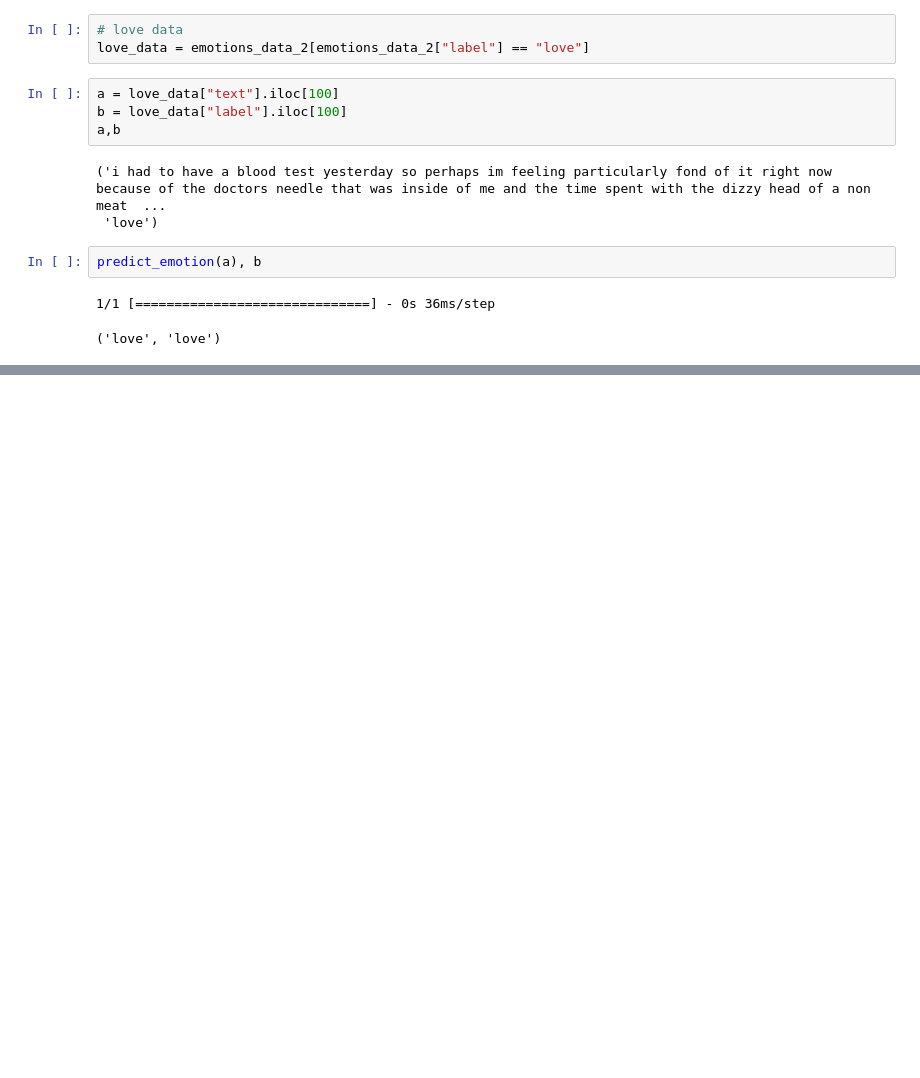
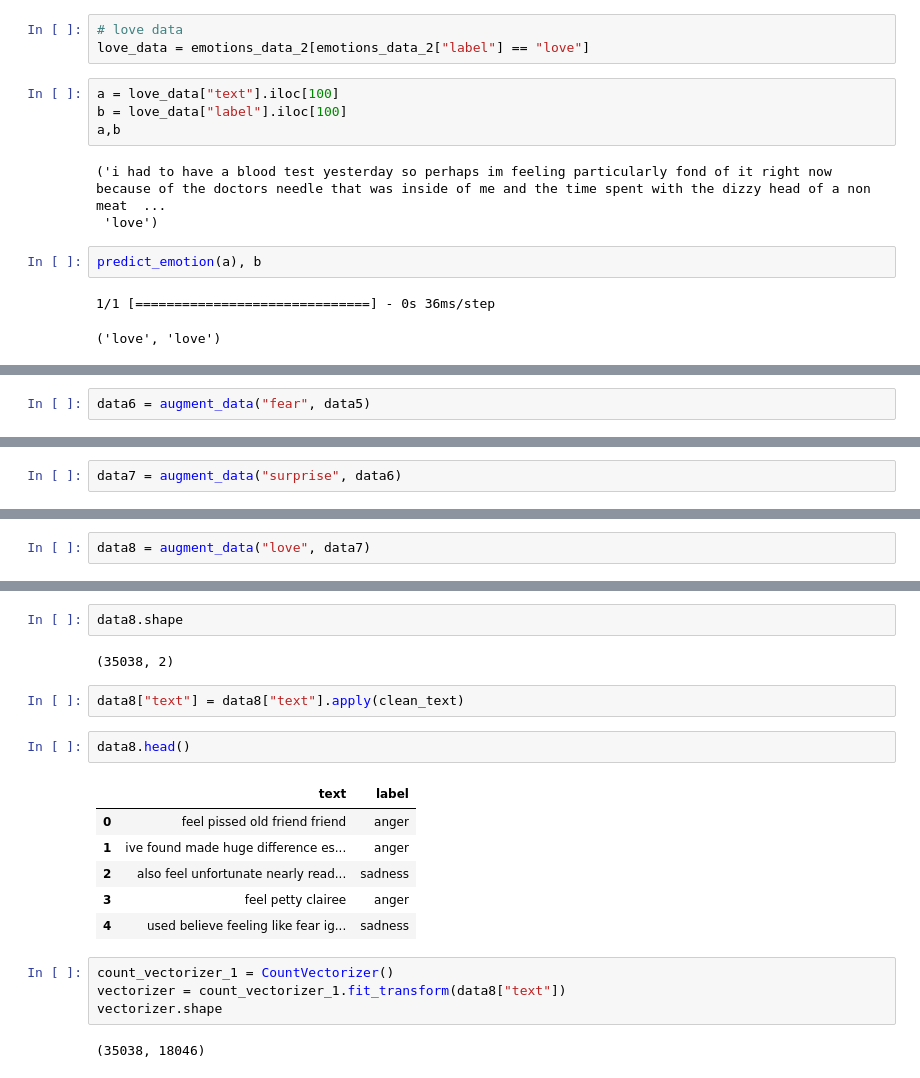
Before and after one commit to CyrilleKolle/Deep-learning, a Jupyter notebook: labb-rnn/test.ipynb, the cells around one changed output, grey strips where cells are left out. Drawn from its saved outputs; the diff is of its cells as text; blank space fills up the shorter version.

```diff
--- a/labb-rnn/test.ipynb
+++ b/labb-rnn/test.ipynb
@@ -322,0 +435,2 @@ predict_emotion(a), b
+# %%
+data6 = augment_data("fear", data5)
@@ -322,0 +448,2 @@ predict_emotion(a), b
+# %%
+data7 = augment_data("surprise", data6)
@@ -322,0 +461,2 @@ predict_emotion(a), b
+# %%
+data8 = augment_data("love", data7)
@@ -322,0 +474,21 @@ predict_emotion(a), b
+# %%
+data8.shape
+# %% [output]
+(35038, 2)
+# %%
+data8["text"] = data8["text"].apply(clean_text)
+# %%
+data8.head()
+# %% [output]
+|  | text | label |
+| 0 | feel pissed old friend friend | anger |
+| 1 | ive found made huge difference es... | anger |
+| 2 | also feel unfortunate nearly read... | sadness |
+| 3 | feel petty clairee | anger |
+| 4 | used believe feeling like fear ig... | sadness |
+# %%
+count_vectorizer_1 = CountVectorizer()
+vectorizer = count_vectorizer_1.fit_transform(data8["text"])
+vectorizer.shape
+# %% [output]
+(35038, 18046)
```
Also changed, not shown: parts of 48 cells of this notebook, 4 other files.
